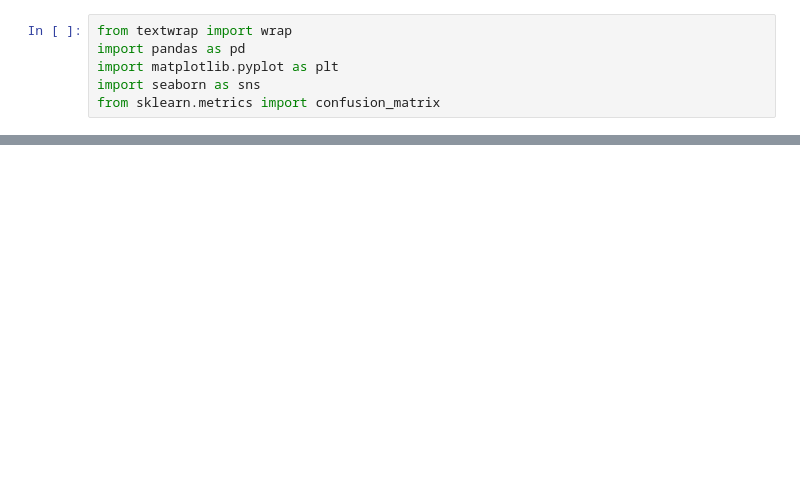
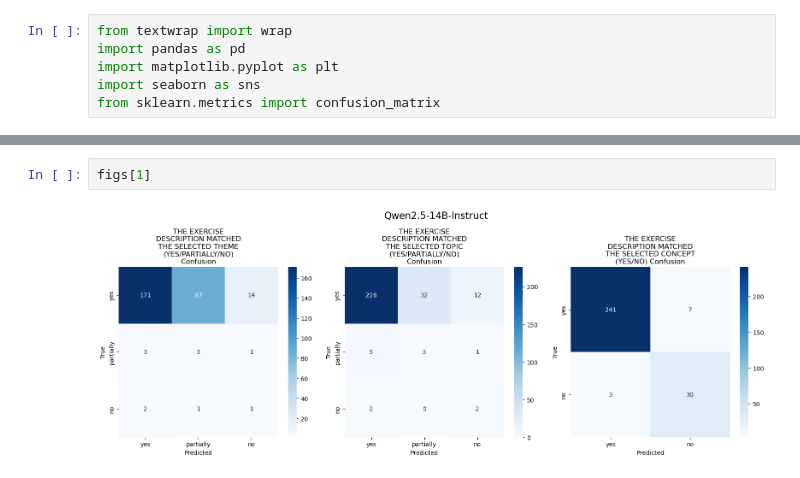
Before and after one commit to AleksiKaa/mscthesis, a Jupyter notebook: src/notebooks/plots/create_plot.ipynb, the cells around one changed output, grey strips where cells are left out. Cells and saved outputs as stored; diff of their text form; blank space fills up the shorter version.

```diff
--- a/src/notebooks/plots/create_plot.ipynb
+++ b/src/notebooks/plots/create_plot.ipynb
@@ -67,0 +145,4 @@ plt.show()
+# %%
+figs[1]
+# %% [output]
+[figure, added]
```
Also changed, not shown: parts of 10 cells of this notebook, 3 other files.
